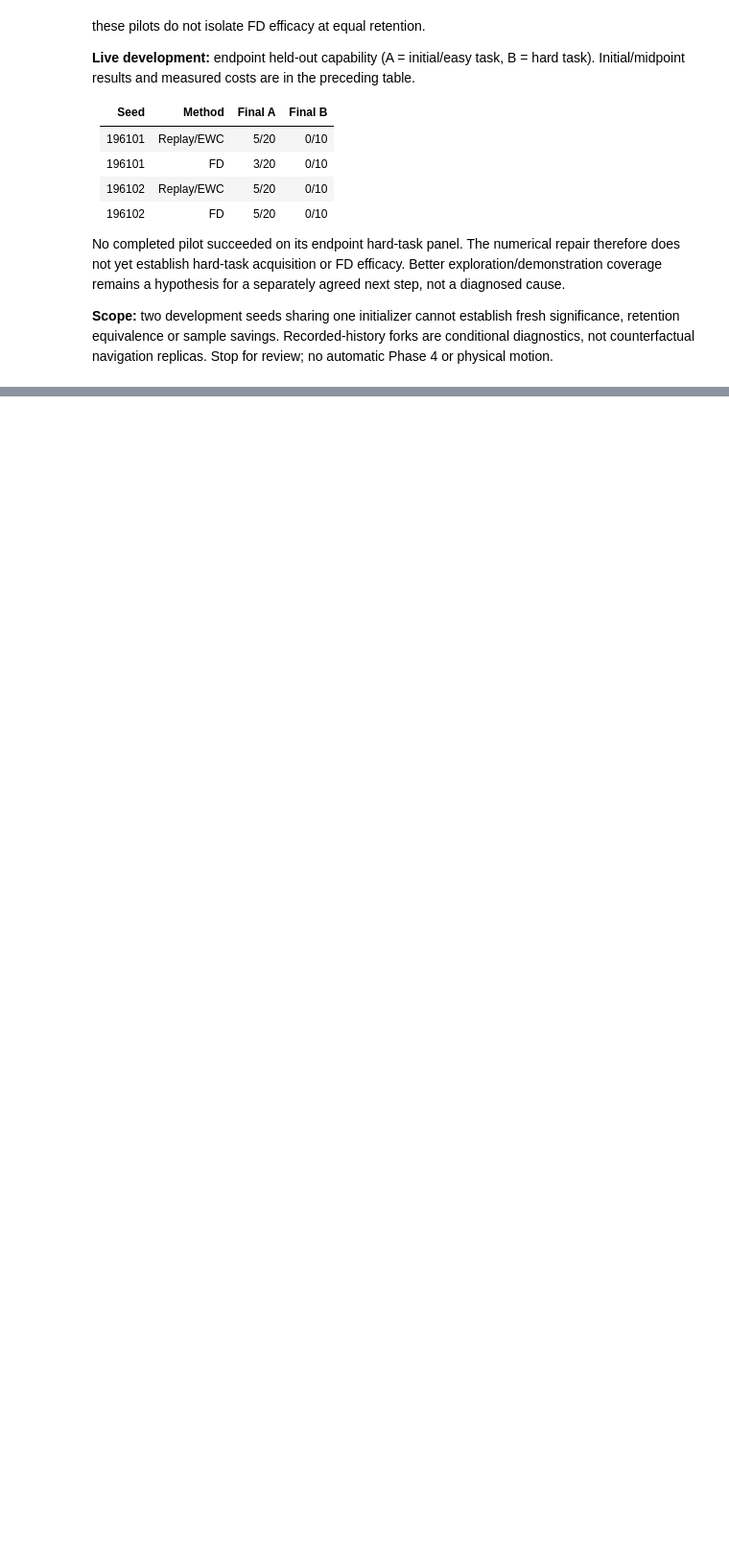
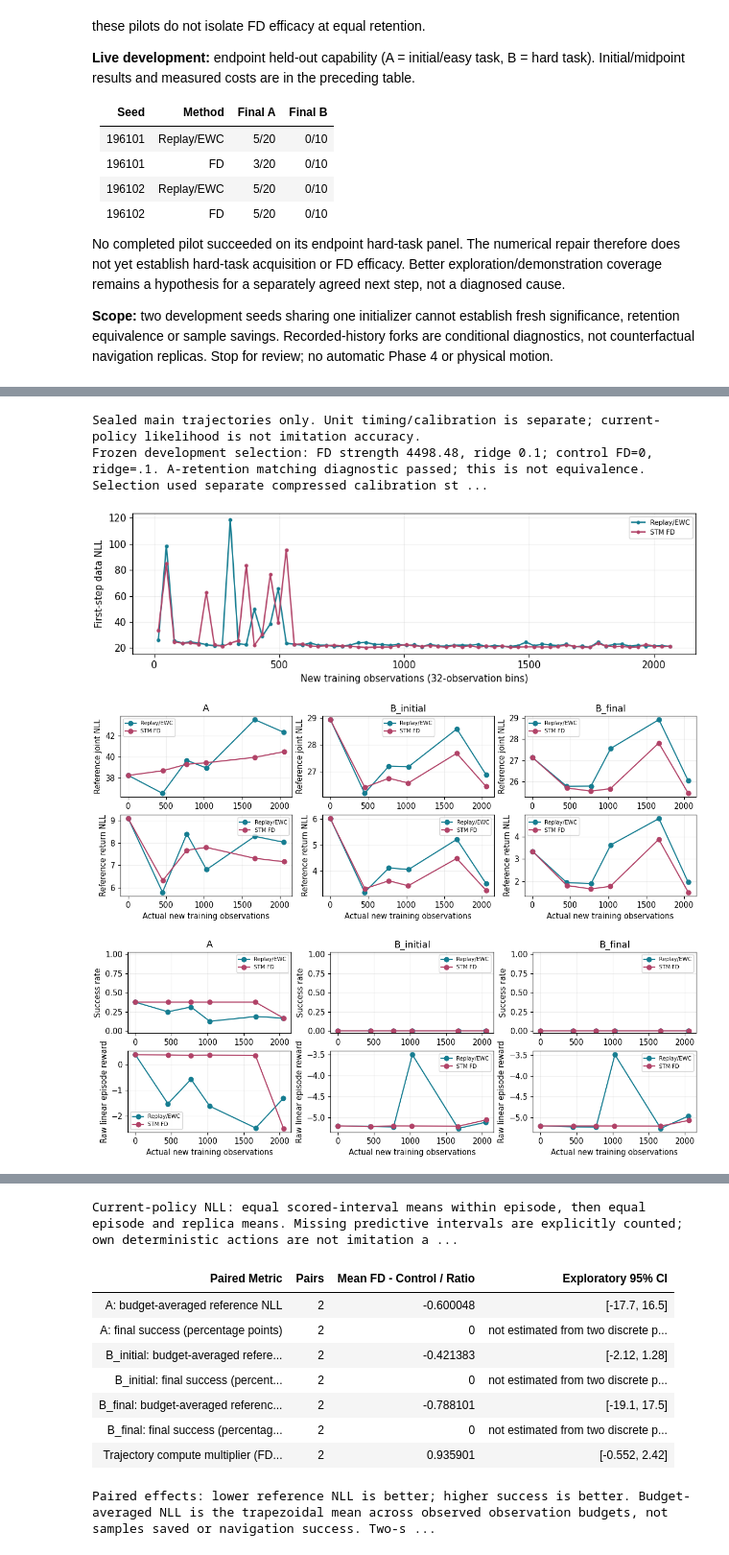
Before and after one commit to wdurno/notebooks, a Jupyter notebook: amari-chenstov-updates/numerical_experiment/picar/plan19_results.ipynb, the cells around one changed output, grey strips where cells are left out. Shown at 96% size. Cells and saved outputs as stored; diff of their text form; code cells hidden in the pictures; blank space fills up the shorter version.

Commit message:
designed calibration study

```diff
--- a/amari-chenstov-updates/numerical_experiment/picar/plan19_results.ipynb
+++ b/amari-chenstov-updates/numerical_experiment/picar/plan19_results.ipynb
@@ -608,0 +700,10 @@ Defer recipe selection until matched paired A/B panels are complete. Missing or
+# %%
+from numerical_experiment.picar_curriculum_repair import report as curriculum_report
+curriculum_snapshot = curriculum_report.load_report('/home/evan/Documents/notebooks/amari-chenstov-updates/cache/numerical_experiment/picar/phase3/curriculum-fix4-v1')
+curriculum_report.display_results(curriculum_snapshot, notebook_dir='/home/evan/Documents/notebooks/amari-chenstov-updates/numerical_experiment/picar')
+# %% [output]
+Sealed main trajectories only. Unit timing/calibration is separate; current-policy likelihood is not imitation accuracy.
+Frozen development selection: FD strength 4498.48, ridge 0.1; control FD=0, ridge=.1. A-retention matching diagnostic passed; this is not equivalence. Selection used separate compressed calibration st ...
+[figure, added]
+[figure, added]
+[figure, added]
@@ -608,0 +717,10 @@ Defer recipe selection until matched paired A/B panels are complete. Missing or
+Current-policy NLL: equal scored-interval means within episode, then equal episode and replica means. Missing predictive intervals are explicitly counted; own deterministic actions are not imitation a ...
+| Paired Metric | Pairs | Mean FD - Control / Ratio | Exploratory 95% CI |
+| A: budget-averaged reference NLL | 2 | -0.600048 | [-17.7, 16.5] |
+| A: final success (percentage points) | 2 | 0 | not estimated from two discrete p... |
+| B_initial: budget-averaged refere... | 2 | -0.421383 | [-2.12, 1.28] |
+| B_initial: final success (percent... | 2 | 0 | not estimated from two discrete p... |
+| B_final: budget-averaged referenc... | 2 | -0.788101 | [-19.1, 17.5] |
+| B_final: final success (percentag... | 2 | 0 | not estimated from two discrete p... |
+| Trajectory compute multiplier (FD... | 2 | 0.935901 | [-0.552, 2.42] |
+Paired effects: lower reference NLL is better; higher success is better. Budget-averaged NLL is the trapezoidal mean across observed observation budgets, not samples saved or navigation success. Two-s ...
```
Also changed, not shown: parts of 10 cells of this notebook, 28 other files.
